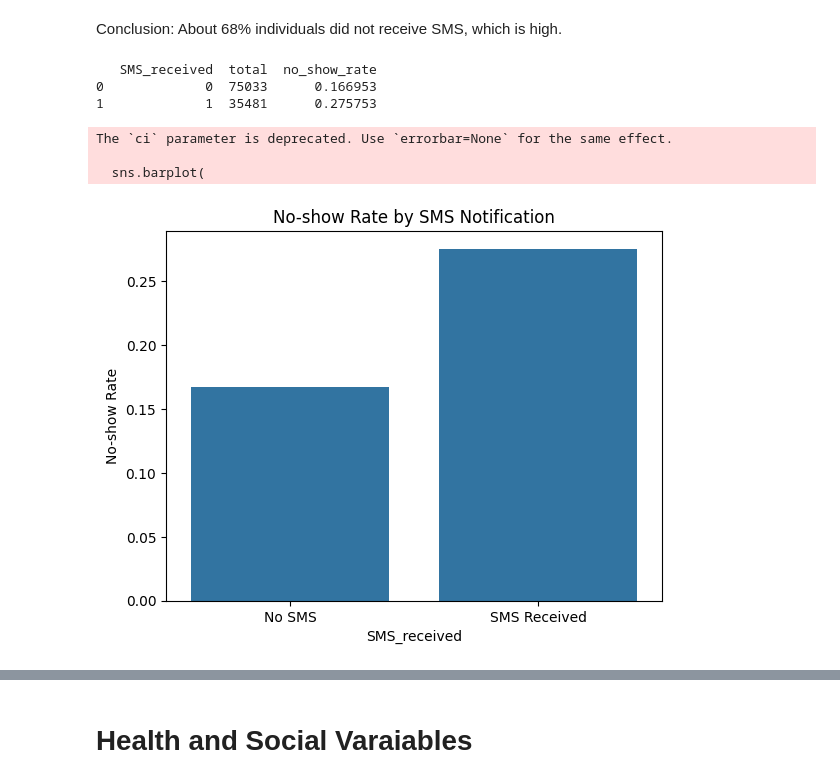
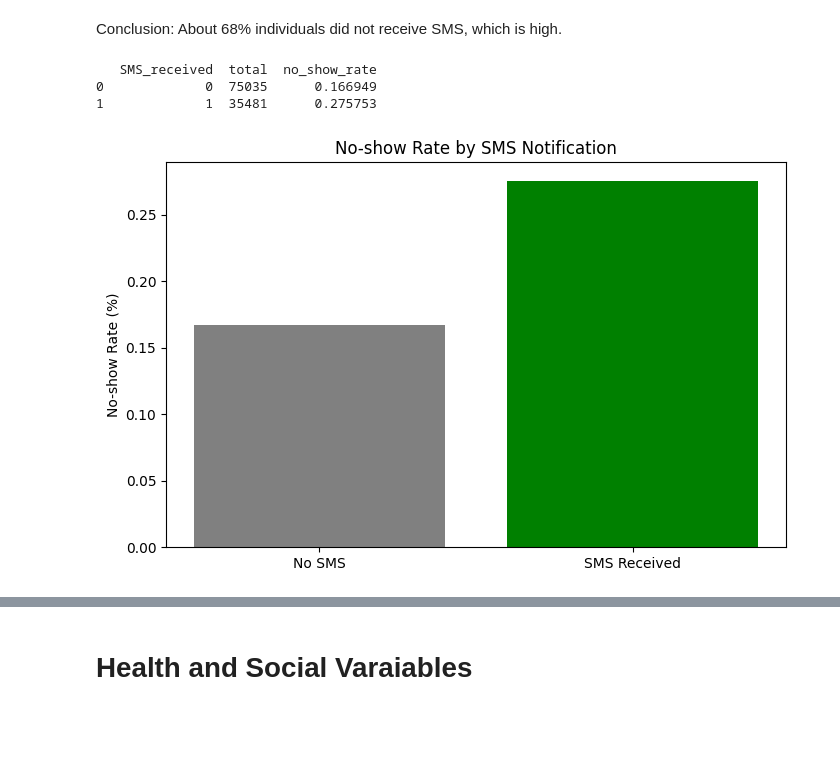
Before and after one commit to Cammie-Lin/Brazil-Patient-No-show, a Jupyter notebook: No_Show_EDA.ipynb, the cells around one changed output, grey strips where cells are left out. Saved outputs shown, nothing was run; the diff lists cells and outputs as text; code cells hidden in the pictures; blank space fills up the shorter version.

```diff
--- a/No_Show_EDA.ipynb
+++ b/No_Show_EDA.ipynb
@@ -278,0 +207,18 @@ Conclusion: Based on the above data and background that Brazil public medical re
+# %%
+#remove abnormal waitingdays
+df=df[df['WaitingDays'] >=0]
+print(df['WaitingDays'].describe())
+
+#to see which interval has the highest rate of patient absence based on the waiting days
+bins = [0, 7, 14, 30, 60, 90, df['WaitingDays'].max()]
+labels = ['<1 week', '1–2 weeks', '2–4 weeks', '1–2 months', '2–3 months', '3+ months']
+df['WaitGroup'] = pd.cut(df['WaitingDays'], bins=bins, labels=labels, right=False)
+group_rate = df.groupby('WaitGroup')['No-show'].value_counts(normalize=True).unstack().fillna(0)
+
+plt.figure(figsize=(8, 5))
+plt.bar(group_rate.index, group_rate['Yes'], color='salmon')
+plt.title('No-show Rate by Waiting Time Group')
+plt.ylabel('No-show Rate (%)')
+plt.xlabel('Waiting Time Group')
+plt.xticks(rotation=30)
+plt.show()
@@ -303,33 +262,20 @@ Name: proportion, dtype: float64
 # %% [markdown]
 Conclusion: About 68% individuals did not receive SMS, which is high.
 # %%
-import seaborn as sns
-import matplotlib.pyplot as plt
-
-# 计算缺席率
-sms_stats = df.groupby('SMS_received').agg(
-    total = ('No-show', 'count'),
-    no_show_rate = ('No-show', lambda x: (x == 'Yes').mean())
-).reset_index()
-
+sms_stats = df.groupby('SMS_received').agg(total = ('No-show', 'count'),no_show_rate = ('No-show', lambda x: (x == 'Yes').mean())).reset_index()
 print(sms_stats)
 
-# 绘图：分组柱状图
-sns.barplot(
-    data=df,
-    x='SMS_received',
-    y=(df['No-show'] == 'Yes'),
-    ci=None
-)
+
+
+plt.figure(figsize=(8, 5))
+rates = df.groupby('SMS_received')['No-show'].apply(lambda x: (x == 'Yes').mean())
+plt.bar(rates.index, rates.values, color=['gray', 'green'])
+plt.title('No-show Rate by SMS Notification')
+plt.ylabel('No-show Rate (%)')
 plt.xticks([0, 1], ['No SMS', 'SMS Received'])
-plt.ylabel('No-show Rate')
-plt.title('No-show Rate by SMS Notification')
 plt.show()
 # %% [output]
    SMS_received  total  no_show_rate
-0             0  75033      0.166953
+0             0  75035      0.166949
 1             1  35481      0.275753
-The `ci` parameter is deprecated. Use `errorbar=None` for the same effect.
-
-  sns.barplot(
-[figure, old version]
+[figure, new version]
```
Also changed, not shown: parts of 37 cells of this notebook.
